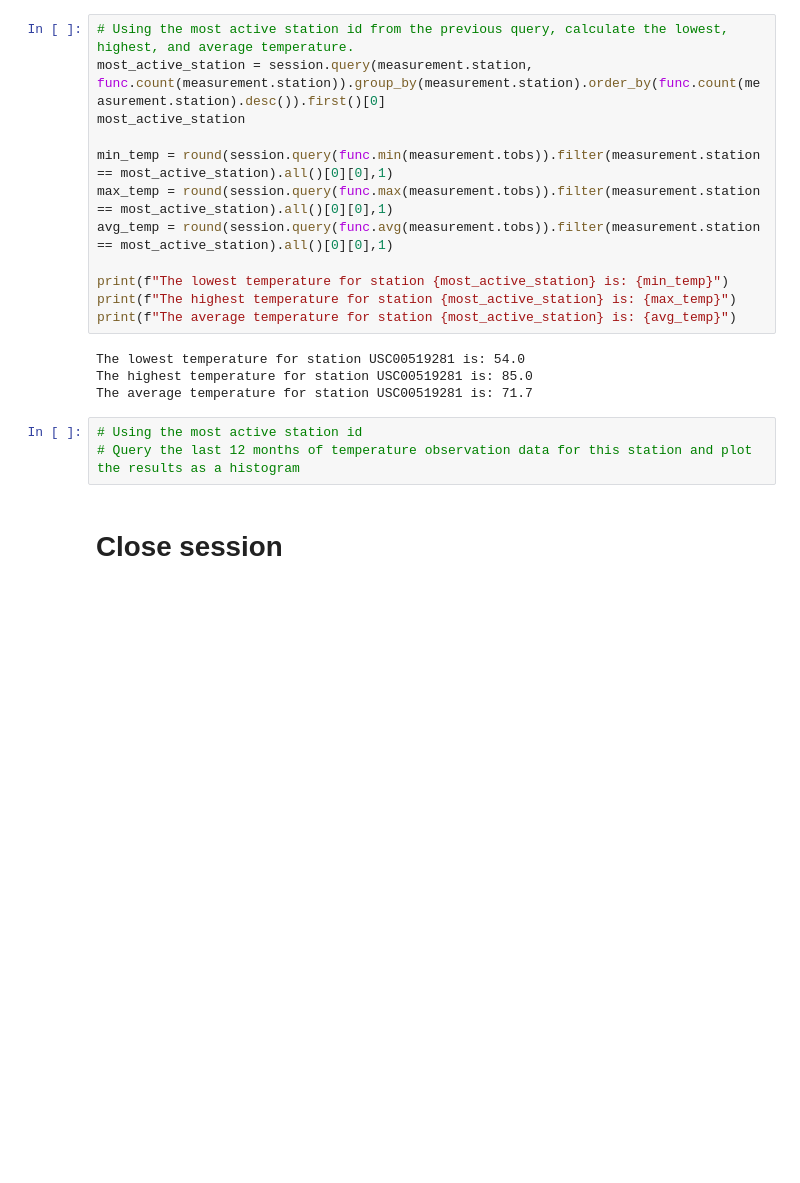
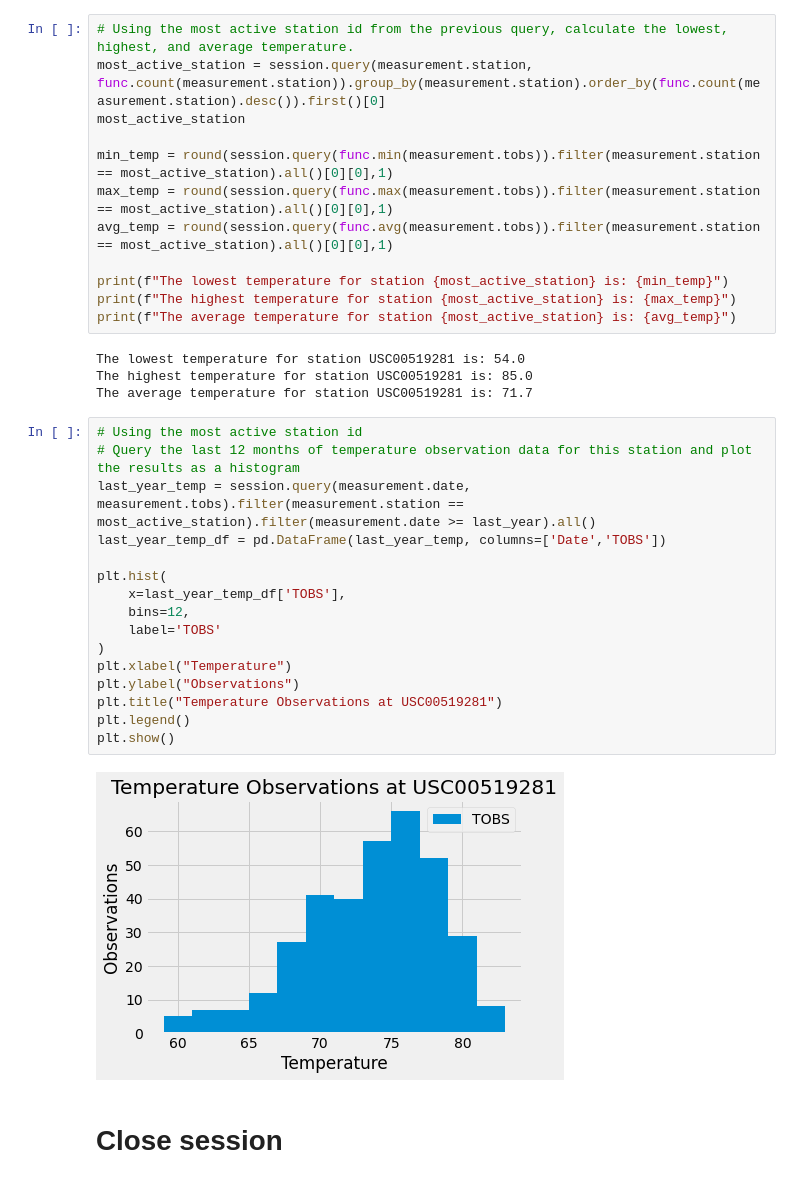
Before and after one commit to kevogil/SQLAlchemy-challenge, a Jupyter notebook: climate_starter.ipynb, the cells around one changed output. Drawn from its saved outputs; the diff is of its cells as text; blank space fills up the shorter version.

```diff
--- a/climate_starter.ipynb
+++ b/climate_starter.ipynb
@@ -175,6 +175,21 @@ The average temperature for station USC00519281 is: 71.7
 # %%
 # Using the most active station id
 # Query the last 12 months of temperature observation data for this station and plot the results as a histogram
+last_year_temp = session.query(measurement.date, measurement.tobs).filter(measurement.station == most_active_station).filter(measurement.date >= last_year).all()
+last_year_temp_df = pd.DataFrame(last_year_temp, columns=['Date','TOBS'])
+
+plt.hist(
+    x=last_year_temp_df['TOBS'],
+    bins=12,
+    label='TOBS'
+)
+plt.xlabel("Temperature")
+plt.ylabel("Observations")
+plt.title("Temperature Observations at USC00519281")
+plt.legend()
+plt.show()
+# %% [output]
+[figure, added]
 # %% [markdown]
 # Close session
 # %%
```
